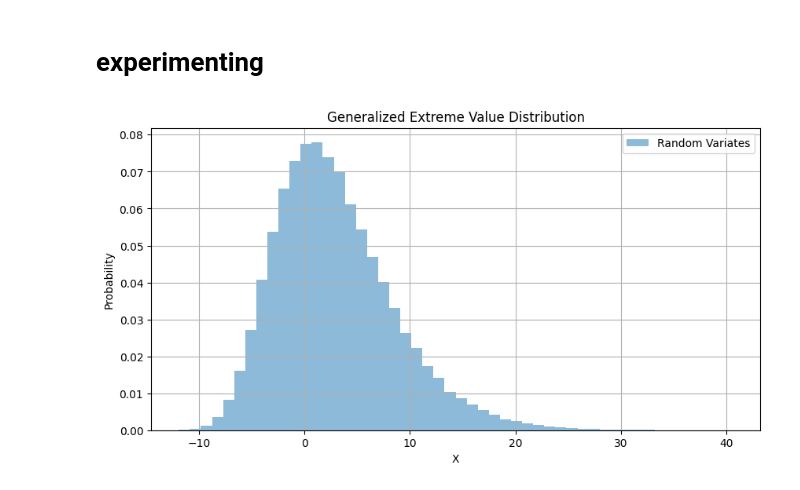
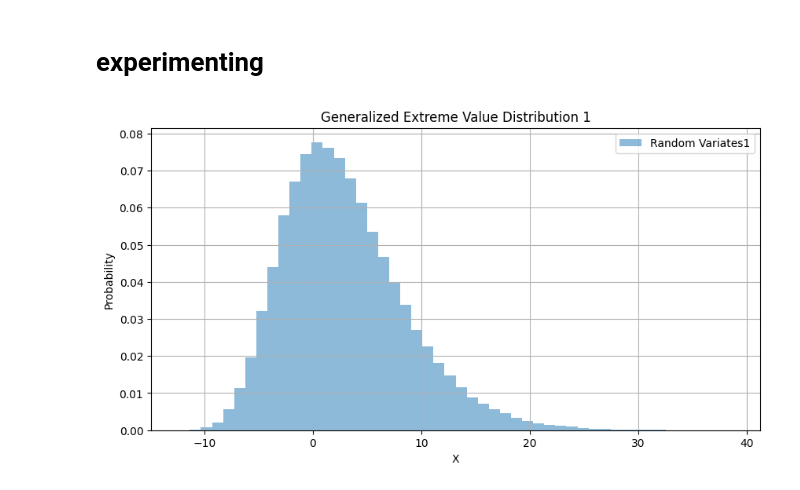
Before and after one commit to massey007/Code-Work, a Jupyter notebook: CAT bonds.ipynb, the cells around one changed output. Cells and saved outputs as stored; diff of their text form; code cells hidden in the pictures.

```diff
--- a/CAT bonds.ipynb
+++ b/CAT bonds.ipynb
@@ -129,33 +129,39 @@ mean_P
 nan
 # %% [markdown]
 # experimenting
+# %%
+# Define parameters
+c1 = 0.05866229  # Shape parameter
+loc1 = 0.4833782  # Location parameter
+scale1 = 4.71946946  # Scale parameter
+
+c2 = 0.1181457  # Shape parameter
+loc2 = 0.4833782  # Location parameter
+scale2 = 4.9275121  # Scale parameter
+
+# Create a frozen GEV distribution object
+gev_dist1 = stats.genextreme(c1, loc1, scale1)
+gev_dist2 = stats.genextreme(c2, loc2, scale2)
+
+# Calculate PDF and CDF at specific points
+#x = np.linspace(-5, 5, 1000)
+#pdf_values = gev_dist.pdf(x)
+#cdf_values = gev_dist.cdf(x)
+
+# Generate random variates
+Mag1 = random_variates1 = gev_dist1.rvs(size=100_000)
+Mag2 = random_variates2 = gev_dist2.rvs(size=100_000)
 # %%
-# Define parameters
-c = 0.05866229  # Shape parameter
-loc = 0.4833782  # Location parameter
-scale = 4.71946946  # Scale parameter
-
-# Create a frozen GEV distribution object
-gev_dist = stats.genextreme(c, loc, scale)
-
-# Calculate PDF and CDF at specific points
-#x = np.linspace(-5, 5, 1000)
-#pdf_values = gev_dist.pdf(x)
-#cdf_values = gev_dist.cdf(x)
-
-# Generate random variates
-random_variates = gev_dist.rvs(size=100_000)
-
-# Plot PDF and CDF
+# Plot
 plt.figure(figsize=(10, 5))
 #plt.plot(x, pdf_values, label='PDF')
 #plt.plot(x, cdf_values, label='CDF')
-plt.hist(random_variates, bins=50, density=True, alpha=0.5, label='Random Variates')
+plt.hist(Mag1, bins=50, density=True, alpha=0.5, label='Random Variates1')
 plt.xlabel('X')
 plt.ylabel('Probability')
-plt.title('Generalized Extreme Value Distribution')
+plt.title('Generalized Extreme Value Distribution 1')
 plt.legend()
 plt.grid(True)
 plt.show()
 # %% [output]
-[figure, old version]
+[figure, new version]
```
Also changed, not shown: parts of 2 cells of this notebook.
